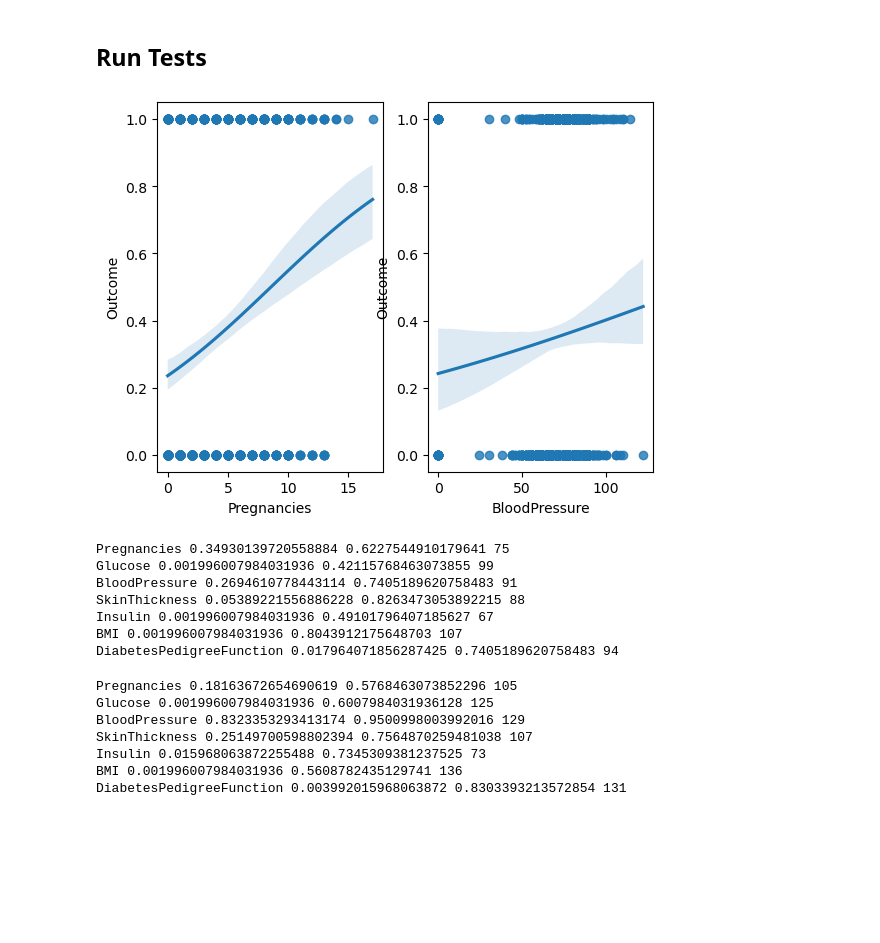
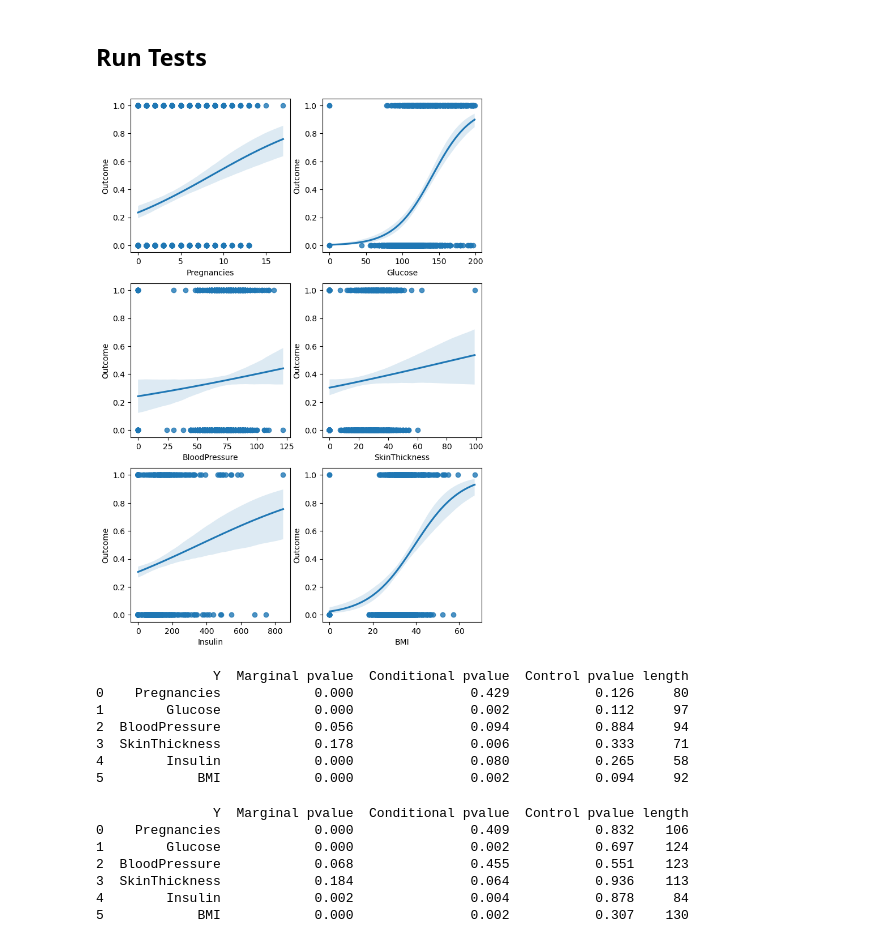
Before and after one commit to jake-soloff/PairSwap-ICI-Experiments, a Jupyter notebook: diabetes_analysis.ipynb, the cells around one changed output. Drawn from its saved outputs; the diff is of its cells as text; code cells hidden in the pictures; blank space fills up the shorter version.

Commit message:
update diabetes analysis

```diff
--- a/diabetes_analysis.ipynb
+++ b/diabetes_analysis.ipynb
@@ -71,17 +80,22 @@ test_data = data.iloc[Ite]
 # %% [markdown]
 ## Run Tests
 # %%
-fig, ax = plt.subplots(1,2)
-sns.regplot(x=data["Pregnancies"],y=data["Outcome"], logistic=True,ax=ax[0]);
-sns.regplot(x=data["BloodPressure"],y=data["Outcome"], logistic=True,ax=ax[1]);
+fig, ax = plt.subplots(3,2, figsize =(8,12))
+sns.regplot(x=data["Pregnancies"],y=data["Outcome"], logistic=True,ax=ax[0,0]);
+sns.regplot(x=data["Glucose"],y=data["Outcome"], logistic=True,ax=ax[0,1]);
+sns.regplot(x=data["BloodPressure"],y=data["Outcome"], logistic=True,ax=ax[1,0]);
+sns.regplot(x=data["SkinThickness"],y=data["Outcome"], logistic=True,ax=ax[1,1]);
+sns.regplot(x=data["Insulin"],y=data["Outcome"], logistic=True,ax=ax[2,0]);
+sns.regplot(x=data["BMI"],y=data["Outcome"], logistic=True,ax=ax[2,1]);
 # %% [output]
-[figure, old version]
+[figure, new version]
 # %%
 ## neighbor matching
 Z = np.array(test_data["Age"])
 X = np.array(test_data["Outcome"])
+result = pd.DataFrame(columns = ['Y', 'Marginal pvalue', 'Conditional pvalue', 'Control pvalue', 'length'])
 
-for i in range(7):
+for i in range(6):
     Y = np.array(test_data.iloc[:,i])
     M_nbhd = immediate_neighbor_matching(Y, Z)
 
@@ -92,22 +106,29 @@ for i in range(7):
     mu_hat = f(Z)
     X_fake = (np.random.rand(nte) <= mu_hat)*1
 
-    print(list(data.columns)[i],SCINT_test(X ,Y, M_nbhd), SCINT_test(X_fake ,Y, M_nbhd), len(M_nbhd))
+    result = result._append({'Y' : list(data.columns)[i],
+                    'Marginal pvalue' : marg_indep_test(np.array(X),np.array(Y)),
+                    'Conditional pvalue' : SCINT_test(X ,Y, M_nbhd),
+                    'Control pvalue' : SCINT_test(X_fake ,Y, M_nbhd),
+                    'length' : len(M_nbhd)}, ignore_index = True)
+result = pd.DataFrame(result)
+print(result)
 # %% [output]
-Pregnancies 0.34930139720558884 0.6227544910179641 75
-Glucose 0.001996007984031936 0.42115768463073855 99
-BloodPressure 0.2694610778443114 0.7405189620758483 91
-SkinThickness 0.05389221556886228 0.8263473053892215 88
-Insulin 0.001996007984031936 0.49101796407185627 67
-BMI 0.001996007984031936 0.8043912175648703 107
-DiabetesPedigreeFunction 0.017964071856287425 0.7405189620758483 94
+               Y  Marginal pvalue  Conditional pvalue  Control pvalue length
+0    Pregnancies            0.000               0.429           0.126     80
+1        Glucose            0.000               0.002           0.112     97
+2  BloodPressure            0.056               0.094           0.884     94
+3  SkinThickness            0.178               0.006           0.333     71
+4        Insulin            0.000               0.080           0.265     58
+5            BMI            0.000               0.002           0.094     92
 # %%
 ## cross-bin matching
 K = 150
 Z = np.array(test_data["Age"])
 X = np.array(test_data["Outcome"])
+result = pd.DataFrame(columns = ['Y', 'Marginal pvalue', 'Conditional pvalue', 'Control pvalue', 'length'])
 
-for i in range(7):
+for i in range(6):
     Y = np.array(test_data.iloc[:,i])
     M_cb = cross_bin_matching(Y,Z,K)
 
@@ -118,12 +139,18 @@ for i in range(7):
     mu_hat = f(Z)
     X_fake = (np.random.rand(nte) <= mu_hat)*1
 
-    print(list(data.columns)[i],SCINT_test(X ,Y, M_cb), SCINT_test(X_fake ,Y, M_cb), len(M_cb))
+    result = result._append({'Y' : list(data.columns)[i],
+                    'Marginal pvalue' : marg_indep_test(np.array(X),np.array(Y)),
+                    'Conditional pvalue' : SCINT_test(X ,Y, M_cb),
+                    'Control pvalue' : SCINT_test(X_fake ,Y, M_cb),
+                    'length' : len(M_cb)}, ignore_index = True)
+result = pd.DataFrame(result)
+print(result)
 # %% [output]
-Pregnancies 0.18163672654690619 0.5768463073852296 105
-Glucose 0.001996007984031936 0.6007984031936128 125
-BloodPressure 0.8323353293413174 0.9500998003992016 129
-SkinThickness 0.25149700598802394 0.7564870259481038 107
-Insulin 0.015968063872255488 0.7345309381237525 73
-BMI 0.001996007984031936 0.5608782435129741 136
-DiabetesPedigreeFunction 0.003992015968063872 0.8303393213572854 131
+               Y  Marginal pvalue  Conditional pvalue  Control pvalue length
+0    Pregnancies            0.000               0.409           0.832    106
+1        Glucose            0.000               0.002           0.697    124
+2  BloodPressure            0.068               0.455           0.551    123
+3  SkinThickness            0.184               0.064           0.936    113
+4        Insulin            0.002               0.004           0.878     84
+5            BMI            0.000               0.002           0.307    130
```
Also changed, not shown: parts of 1 cell of this notebook, 1 other file.
